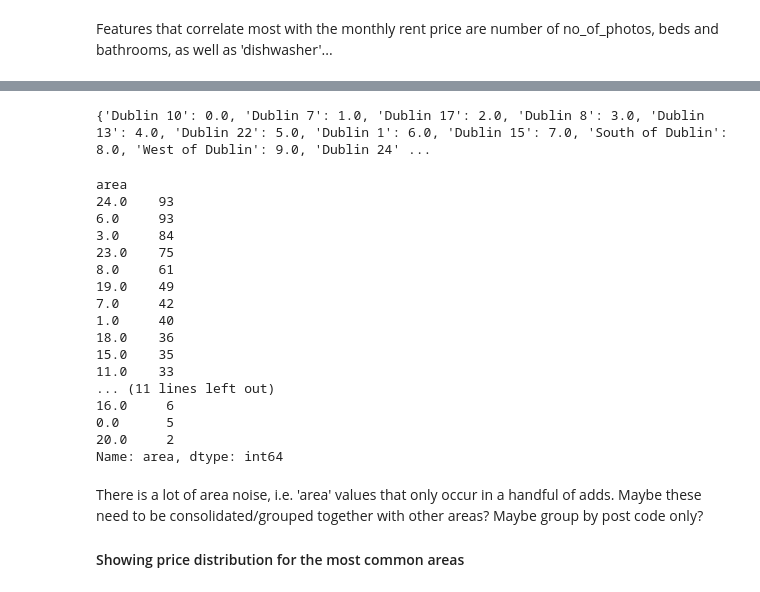
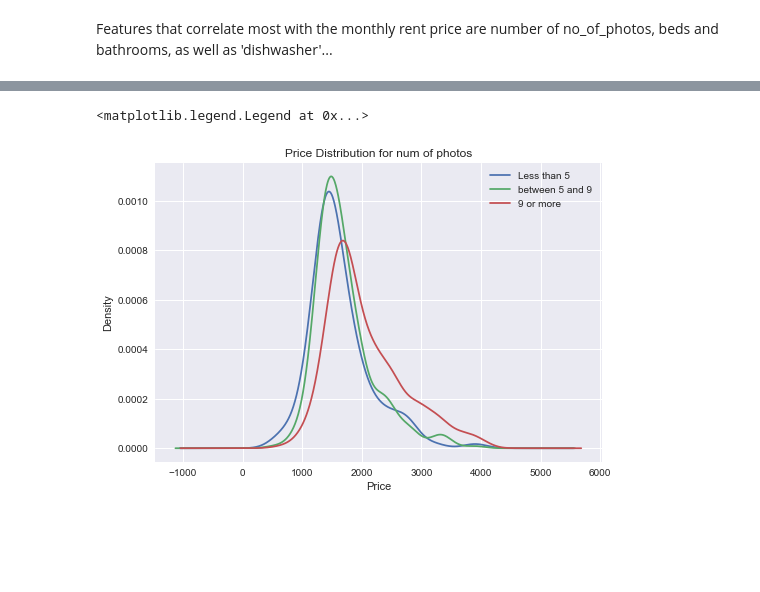
Before and after one commit to daft-project/daft-project, a Jupyter notebook: heidisandbox/Data Cleaning.ipynb, the cells around one changed output, grey strips where cells are left out. Saved outputs shown, nothing was run; the diff lists cells and outputs as text; code cells hidden in the pictures; blank space fills up the shorter version.

```diff
--- a/heidisandbox/Data Cleaning.ipynb
+++ b/heidisandbox/Data Cleaning.ipynb
@@ -323,29 +317,12 @@ plt.legend()
-# %%
-print(areas_dict)
-grouped = df_monthly_rates.groupby('area').area.count()
-grouped.sort_values(ascending=False)
-# %% [output]
-{'Dublin 10': 0.0, 'Dublin 7': 1.0, 'Dublin 17': 2.0, 'Dublin 8': 3.0, 'Dublin 13': 4.0, 'Dublin 22': 5.0, 'Dublin 1': 6.0, 'Dublin 15': 7.0, 'South of Dublin': 8.0, 'West of Dublin': 9.0, 'Dublin 24' ...
-area
-24.0    93
-6.0     93
-3.0     84
-23.0    75
-8.0     61
-19.0    49
-7.0     42
-1.0     40
-18.0    36
-15.0    35
-11.0    33
-... (11 lines left out)
-16.0     6
-0.0      5
-20.0     2
-Name: area, dtype: int64
-# %% [markdown]
-There is a lot of area noise, i.e. 'area' values that only occur in a handful of adds.
-Maybe these need to be consolidated/grouped together with other areas?
-Maybe group by post code only?
-
-#### Showing price distribution for the most common areas
+# %%
+df_monthly_rates.price[(df_monthly_rates.no_of_photos < 5.0)].plot(kind='kde', label='Less than 5')
+df_monthly_rates.price[(df_monthly_rates.no_of_photos >= 5.0) & (df_monthly_rates.no_of_photos < 9.0)].plot(kind='kde', label='between 5 and 9')
+df_monthly_rates.price[(df_monthly_rates.no_of_photos >= 9.0)].plot(kind='kde', label='9 or more')
+
+plt.xlabel("Price")
+plt.title("Price Distribution for num of photos")
+
+plt.legend()
+# %% [output]
+<matplotlib.legend.Legend at 0x...>
+[figure, added]
```
Also changed, not shown: parts of 19 cells of this notebook, 4 other files.
